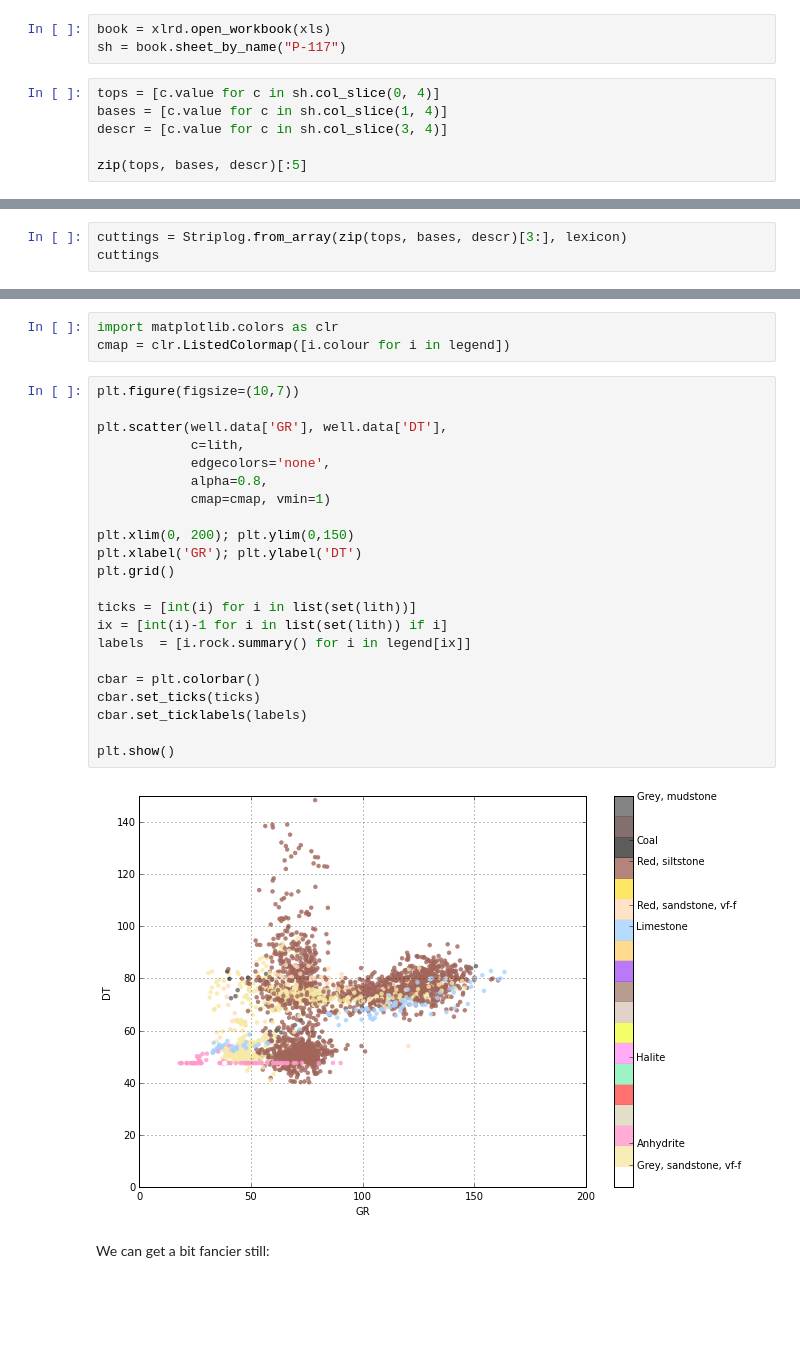
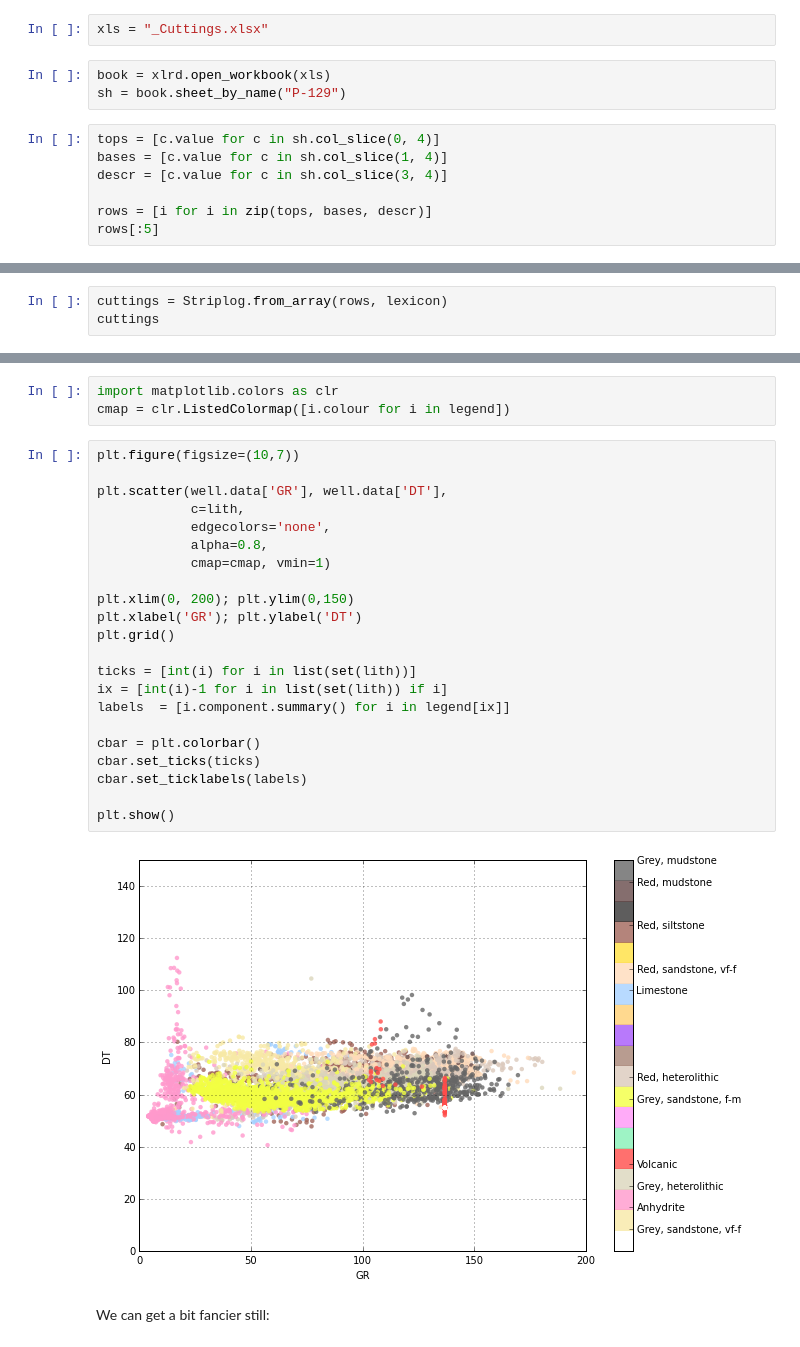
Before and after one commit to agilescientific/striplog, a Jupyter notebook: tutorial/Well_object.ipynb, the cells around one changed output, grey strips where cells are left out. Drawn from its saved outputs; the diff is of its cells as text; blank space fills up the shorter version.

```diff
--- a/tutorial/Well_object.ipynb
+++ b/tutorial/Well_object.ipynb
@@ -72,10 +64,13 @@ xls = os.path.join(env['HOME'], "Dropbox/Agile/NS_DOE/2014-1G/data/_Cuttings.xls
+# %%
+xls = "_Cuttings.xlsx"
 # %%
 book = xlrd.open_workbook(xls)
-sh = book.sheet_by_name("P-117")
+sh = book.sheet_by_name("P-129")
 # %%
 tops = [c.value for c in sh.col_slice(0, 4)]
 bases = [c.value for c in sh.col_slice(1, 4)]
 descr = [c.value for c in sh.col_slice(3, 4)]
 
-zip(tops, bases, descr)[:5]
+rows = [i for i in zip(tops, bases, descr)]
+rows[:5]
 # %% [output]
@@ -109,6 +93,6 @@ zip(tops, bases, descr)[3:6]
 from striplog import Lexicon
 lexicon = Lexicon.default()
 # %%
-cuttings = Striplog.from_array(zip(tops, bases, descr)[3:], lexicon)
+cuttings = Striplog.from_array(rows, lexicon)
 cuttings
 # %% [output]
@@ -258,27 +219,27 @@ cmap = clr.ListedColormap([i.colour for i in legend])
 # %%
 plt.figure(figsize=(10,7))
 
 plt.scatter(well.data['GR'], well.data['DT'],
             c=lith,
             edgecolors='none',
             alpha=0.8,
             cmap=cmap, vmin=1)
 
 plt.xlim(0, 200); plt.ylim(0,150)
 plt.xlabel('GR'); plt.ylabel('DT')
 plt.grid()
 
 ticks = [int(i) for i in list(set(lith))]
 ix = [int(i)-1 for i in list(set(lith)) if i]
-labels  = [i.rock.summary() for i in legend[ix]]
+labels  = [i.component.summary() for i in legend[ix]]
 
 cbar = plt.colorbar()
 cbar.set_ticks(ticks)
 cbar.set_ticklabels(labels)
 
 plt.show()
 # %% [output]
-[figure, old version]
+[figure, new version]
 # %% [markdown]
 We can get a bit fancier still:
 # %%
```
Also changed, not shown: parts of 23 cells of this notebook, 14 other files.
